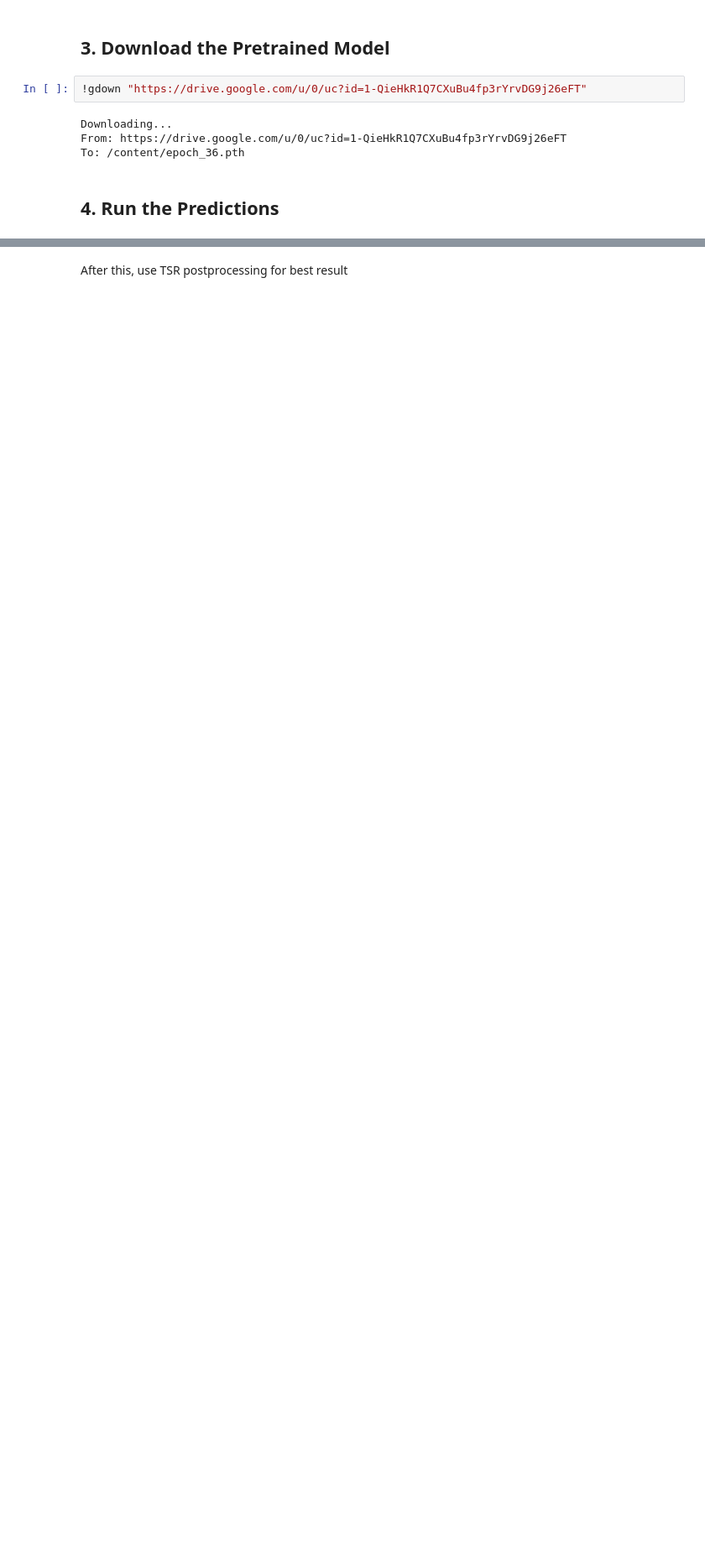
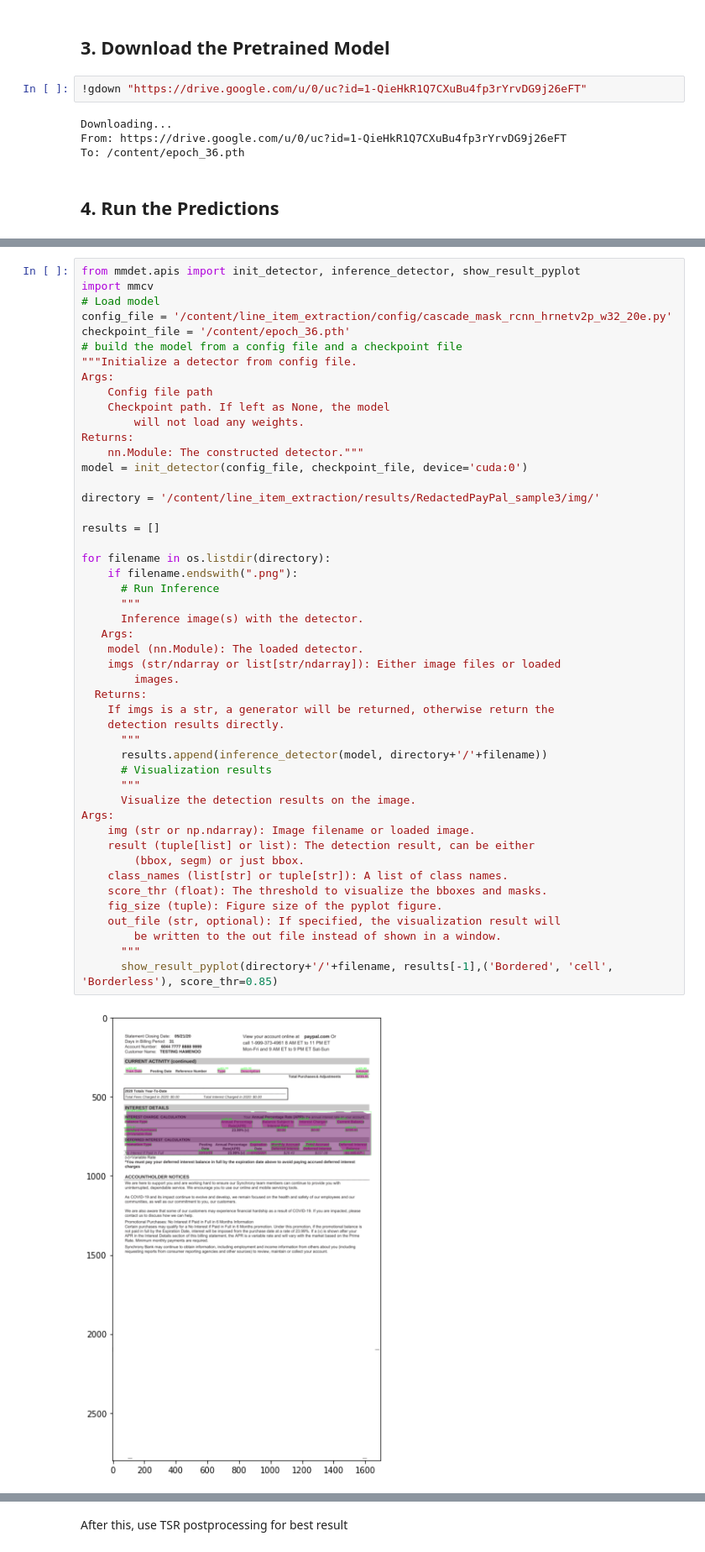
Before and after one commit to bcwajapey/Line_Item_Extraction, a Jupyter notebook: Line_Item_Extraction.ipynb, the cells around one changed output, grey strips where cells are left out. Shown at 84% size. Saved outputs shown, nothing was run; the diff lists cells and outputs as text; blank space fills up the shorter version.

```diff
--- a/Line_Item_Extraction.ipynb
+++ b/Line_Item_Extraction.ipynb
@@ -136,0 +144,50 @@ for filename in os.listdir(directory):
+# %%
+from mmdet.apis import init_detector, inference_detector, show_result_pyplot
+import mmcv
+# Load model
+config_file = '/content/line_item_extraction/config/cascade_mask_rcnn_hrnetv2p_w32_20e.py'
+checkpoint_file = '/content/epoch_36.pth'
+# build the model from a config file and a checkpoint file
+"""Initialize a detector from config file.
+Args:
+    Config file path
+    Checkpoint path. If left as None, the model
+        will not load any weights.
+Returns:
+    nn.Module: The constructed detector."""
+model = init_detector(config_file, checkpoint_file, device='cuda:0')
+
+directory = '/content/line_item_extraction/results/RedactedPayPal_sample3/img/'
+
+results = []
+
+for filename in os.listdir(directory):
+    if filename.endswith(".png"):
+      # Run Inference
+      """
+      Inference image(s) with the detector.
+   Args:
+    model (nn.Module): The loaded detector.
+    imgs (str/ndarray or list[str/ndarray]): Either image files or loaded
+        images.
+  Returns:
+    If imgs is a str, a generator will be returned, otherwise return the
+    detection results directly.
+      """
+      results.append(inference_detector(model, directory+'/'+filename))
+      # Visualization results
+      """
+      Visualize the detection results on the image.
+Args:
+    img (str or np.ndarray): Image filename or loaded image.
+    result (tuple[list] or list): The detection result, can be either
+        (bbox, segm) or just bbox.
+    class_names (list[str] or tuple[str]): A list of class names.
+    score_thr (float): The threshold to visualize the bboxes and masks.
+    fig_size (tuple): Figure size of the pyplot figure.
+    out_file (str, optional): If specified, the visualization result will
+        be written to the out file instead of shown in a window.
+      """
+      show_result_pyplot(directory+'/'+filename, results[-1],('Bordered', 'cell', 'Borderless'), score_thr=0.85)
+# %% [output]
+[figure, added]
```
Also changed, not shown: parts of 11 cells of this notebook.
